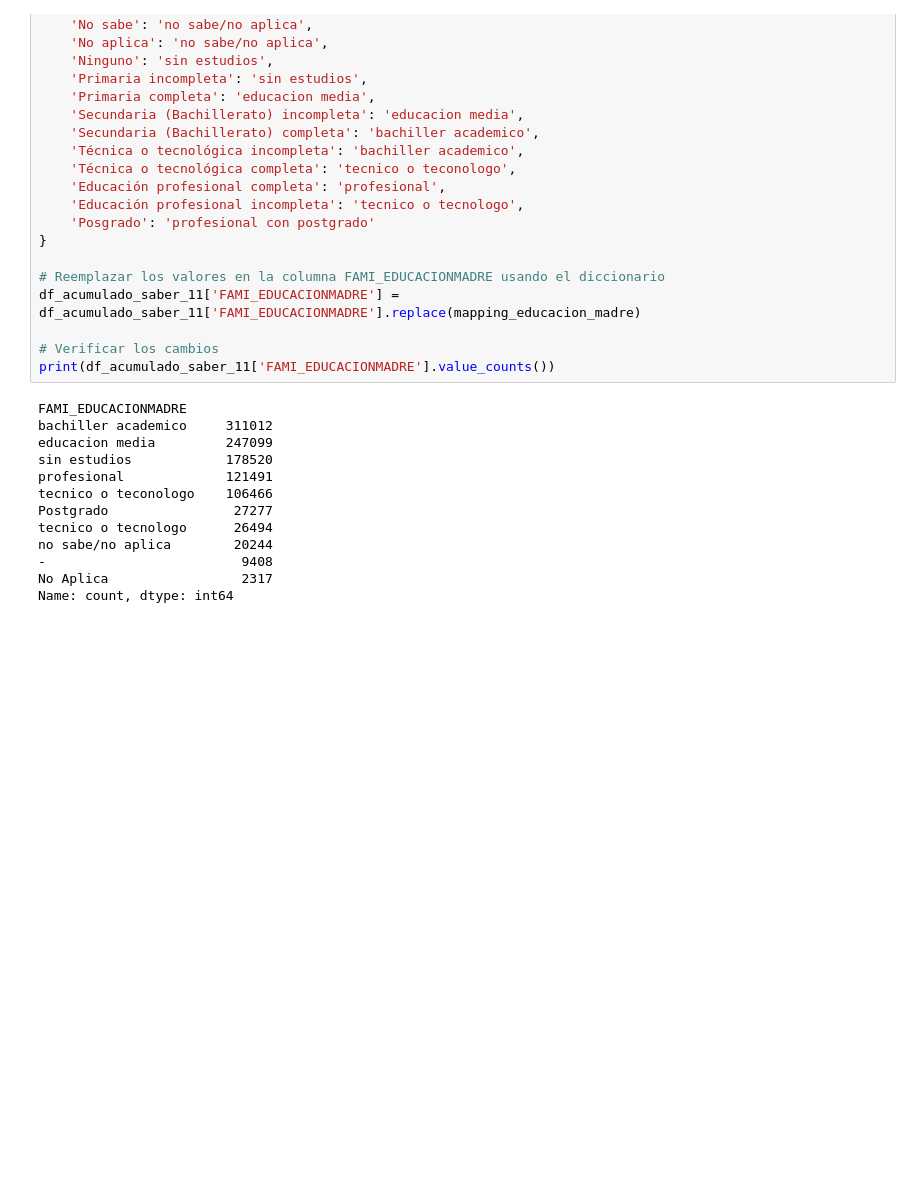
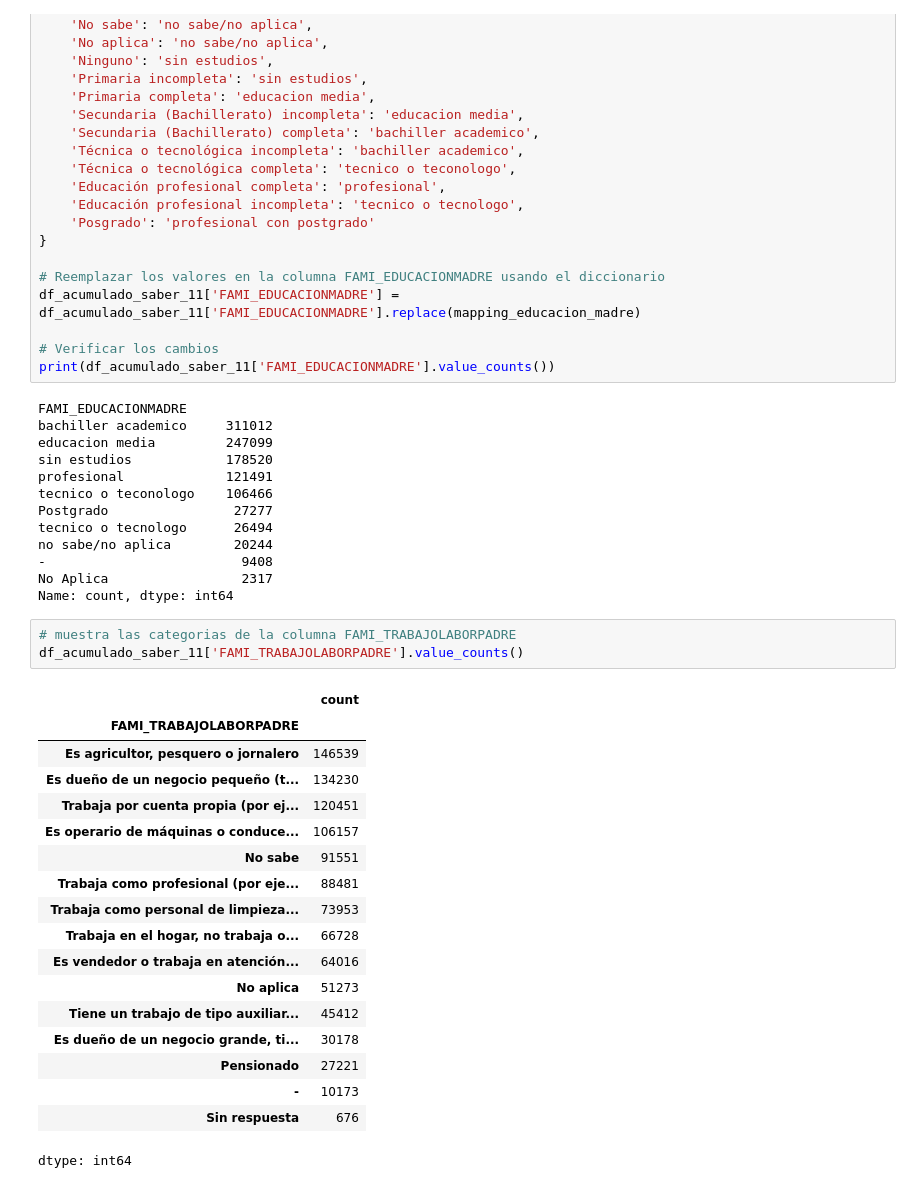
Before and after one commit to Felipecuestas98/Bootcamp-Mintic, a Jupyter notebook: Análisis_Datos_Públicos.ipynb, the cells around one changed output. Cells and saved outputs as stored; diff of their text form; blank space fills up the shorter version.

```diff
--- a/Análisis_Datos_Públicos.ipynb
+++ b/Análisis_Datos_Públicos.ipynb
@@ -1584,3 +1584,25 @@ no sabe/no aplica        20244
 -                         9408
 No Aplica                 2317
 Name: count, dtype: int64
+# %%
+# muestra las categorias de la columna FAMI_TRABAJOLABORPADRE
+df_acumulado_saber_11['FAMI_TRABAJOLABORPADRE'].value_counts()
+# %% [output]
+|  | count |
+| FAMI_TRABAJOLABORPADRE |  |
+| Es agricultor, pesquero o jornalero | 146539 |
+| Es dueño de un negocio pequeño (t... | 134230 |
+| Trabaja por cuenta propia (por ej... | 120451 |
+| Es operario de máquinas o conduce... | 106157 |
+| No sabe | 91551 |
+| Trabaja como profesional (por eje... | 88481 |
+| Trabaja como personal de limpieza... | 73953 |
+| Trabaja en el hogar, no trabaja o... | 66728 |
+| Es vendedor o trabaja en atención... | 64016 |
+| No aplica | 51273 |
+| Tiene un trabajo de tipo auxiliar... | 45412 |
+| Es dueño de un negocio grande, ti... | 30178 |
+| Pensionado | 27221 |
+| - | 10173 |
+| Sin respuesta | 676 |
+dtype: int64
```
